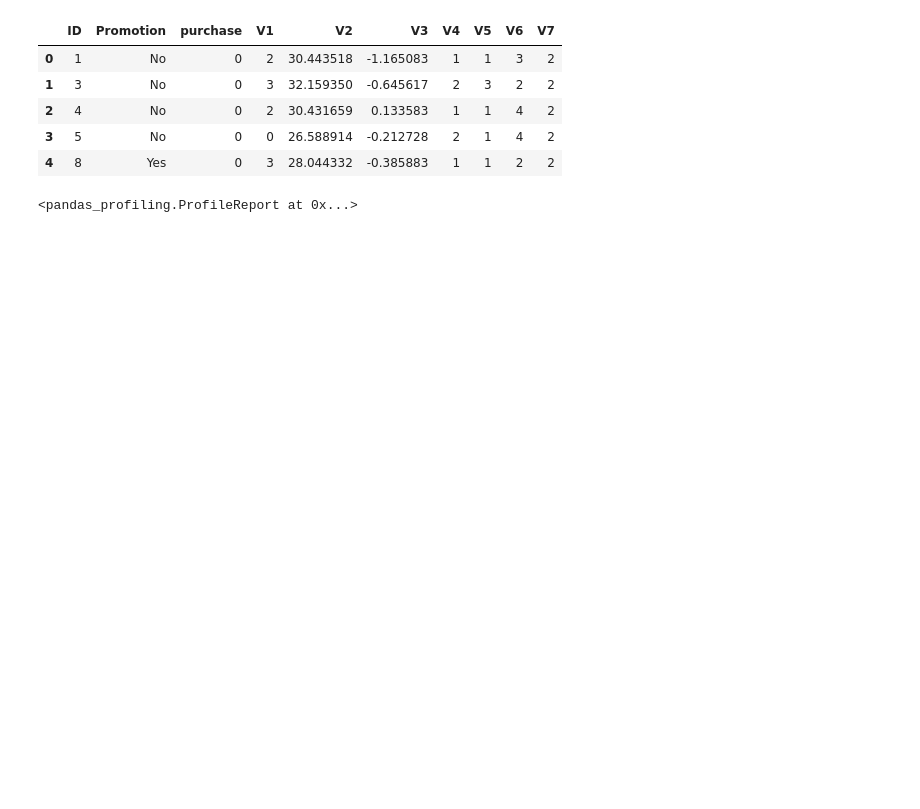
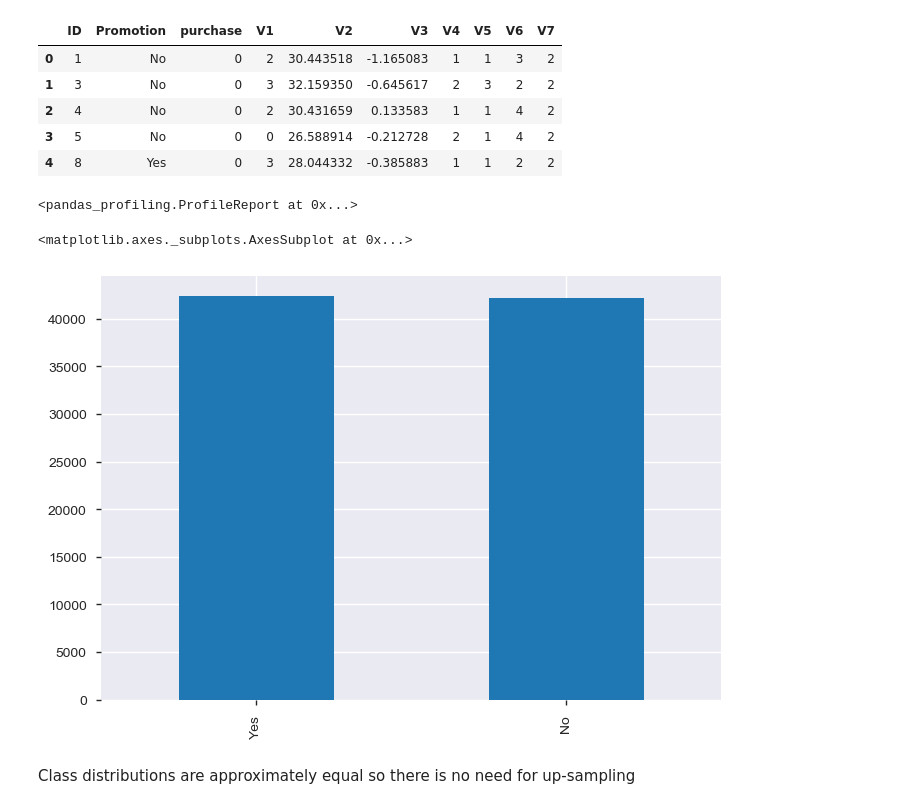
Before and after one commit to sameedakber-ai/starbucks-uplift-model, a Jupyter notebook: model/Untitled.ipynb, the cells around one changed output. Saved outputs shown, nothing was run; the diff lists cells and outputs as text; code cells hidden in the pictures; blank space fills up the shorter version.

```diff
--- a/model/Untitled.ipynb
+++ b/model/Untitled.ipynb
@@ -21,3 +28,11 @@ train_data.head()
 pandas_profiling.ProfileReport(train_data)
 # %% [output]
 <pandas_profiling.ProfileReport at 0x...>
+# %%
+# Inspect class distributions
+train_data.Promotion.value_counts().plot.bar()
+# %% [output]
+<matplotlib.axes._subplots.AxesSubplot at 0x...>
+[figure, added]
+# %% [markdown]
+Class distributions are approximately equal so there is no need for up-sampling
```
Also changed, not shown: parts of 3 cells of this notebook.
